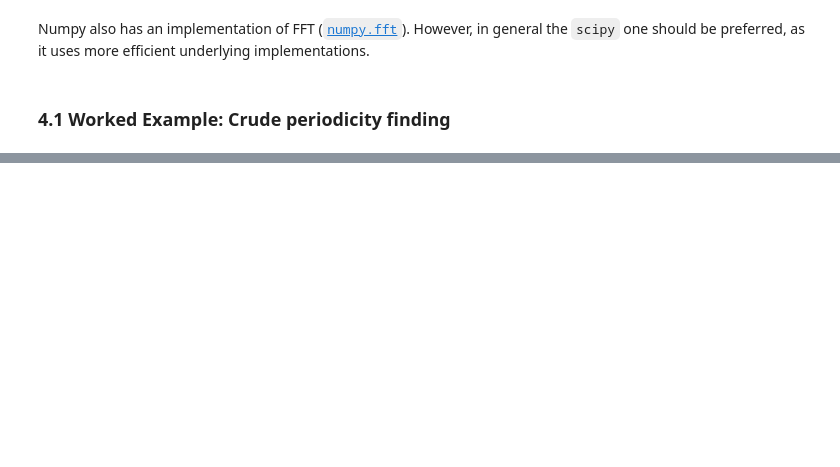
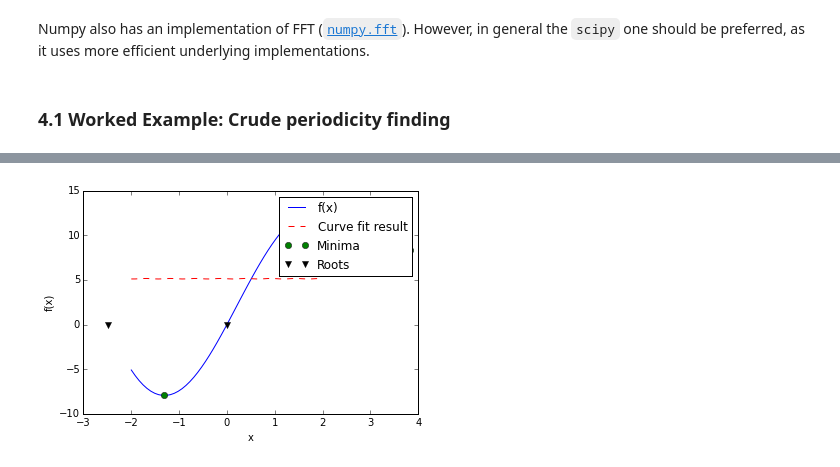
Before and after one commit to jmcgough100558261/CSCI-2000U-100558261, a Jupyter notebook: scipy/scipy.ipynb, the cells around one changed output, grey strips where cells are left out. Drawn from its saved outputs; the diff is of its cells as text; code cells hidden in the pictures; blank space fills up the shorter version.

```diff
--- a/scipy/scipy.ipynb
+++ b/scipy/scipy.ipynb
@@ -321,0 +435,47 @@ ValueError: operands could not be broadcast together with shapes (474,630,1) (47
+# %%
+xdata = [17, 19, 21, 28, 33, 38, 37, 37, 31, 23, 19, 18]
+ydata = [-62, -59, -56, -48, -32, -18, -9, -13, -25, -46, -52, -58]
+
+def f3(x, a, b):
+    return a*np.sin(12*x) + b
+
+guess = [2, 2]
+params, params_covariance = optimize.curve_fit(f2, xdata, ydata, guess)
+params
+grid = (-10, 10, 0.1)
+
+xmin_global = optimize.brute(f, (grid,))
+
+xmin_local = optimize.fminbound(f, 0, 100)
+
+root = optimize.fsolve(f, 1)  # our initial guess is 1
+
+root2 = optimize.fsolve(f, -2.5)
+
+
+
+fig = plt.figure()
+
+ax = fig.add_subplot(111)
+
+ax.plot(x, f(x), 'b-', label="f(x)")
+
+ax.plot(x, f3(x, *params), 'r--', label="Curve fit result")
+
+xmins = np.array([xmin_global[0], xmin_local])
+
+ax.plot(xmins, f(xmins), 'go', label="Minima")
+
+roots = np.array([root, root2])
+
+ax.plot(roots, f(roots), 'kv', label="Roots")
+
+ax.legend()
+
+ax.set_xlabel('x')
+
+ax.set_ylabel('f(x)')
+
+plt.show()
+# %% [output]
+[figure, added]
```
Also changed, not shown: parts of 146 cells of this notebook, 13 other files.
